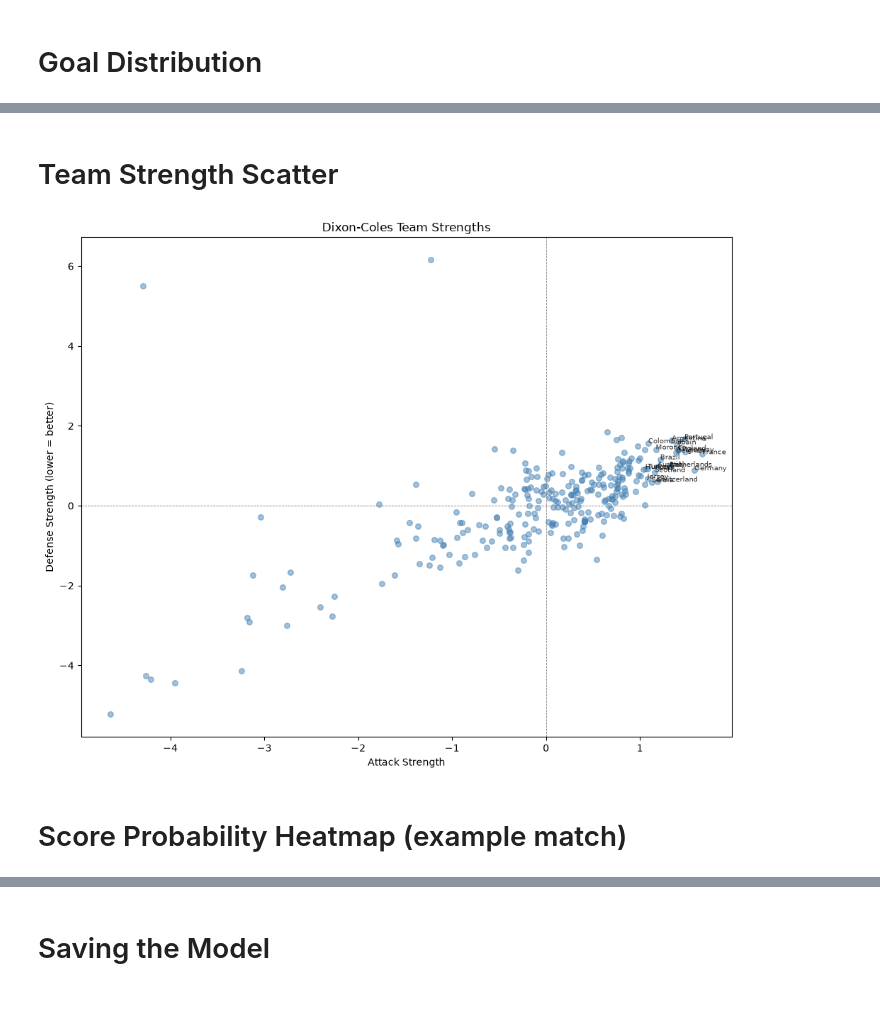
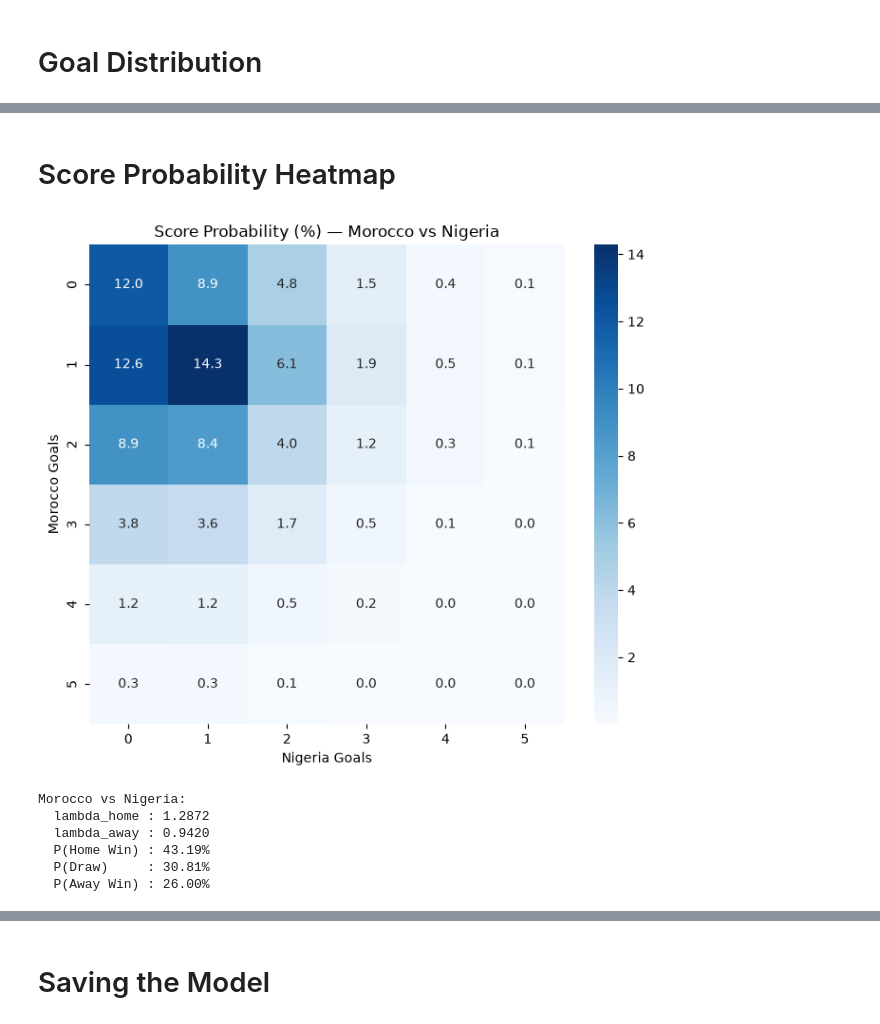
Before and after one commit to samithcsachi/World-Cup-Intelligence-Platform-2026, a Jupyter notebook: notebooks/05_dixon_coles.ipynb, the cells around one changed output, grey strips where cells are left out. Saved outputs shown, nothing was run; the diff lists cells and outputs as text; code cells hidden in the pictures.

```diff
--- a/notebooks/05_dixon_coles.ipynb
+++ b/notebooks/05_dixon_coles.ipynb
@@ -677,23 +589,46 @@ plt.show()
 # %% [markdown]
-# Team Strength Scatter
+# Score Probability Heatmap
 # %%
-fig, ax = plt.subplots(figsize=(10, 8))
+example_home = 'Morocco'
+example_away = 'Nigeria'
 
-ax.scatter(df_strength['attack'], df_strength['defense'],
-           alpha=0.5, color='steelblue', s=30)
+# Get features for this match from valid_preds
+ex_row = valid_preds[
+    (valid_preds['home_team'] == example_home) &
+    (valid_preds['away_team'] == example_away)
+]
 
-for _, row in df_strength.head(20).iterrows():
-    ax.annotate(row['team'], (row['attack'], row['defense']), fontsize=7, alpha=0.8)
+if len(ex_row) > 0:
+    lh = ex_row.iloc[0]['pred_home_goals']
+    la = ex_row.iloc[0]['pred_away_goals']
+    ex = predict_dc(lh, la)
 
-ax.axhline(0, color='gray', linewidth=0.6, linestyle='--')
-ax.axvline(0, color='gray', linewidth=0.6, linestyle='--')
-ax.set_xlabel('Attack Strength')
-ax.set_ylabel('Defense Strength (lower = better)')
-ax.set_title('Dixon-Coles Team Strengths')
-plt.tight_layout()
-plt.savefig(f'{FIGURE_DIR}/dc_team_strengths.png', dpi=150)
-plt.show()
+    fig, ax = plt.subplots(figsize=(7, 6))
+    sns.heatmap(
+        ex['score_matrix'][:6, :6] * 100,
+        annot=True, fmt='.1f', cmap='Blues',
+        xticklabels=range(6), yticklabels=range(6), ax=ax
+    )
+    ax.set_xlabel(f'{example_away} Goals')
+    ax.set_ylabel(f'{example_home} Goals')
+    ax.set_title(f'Score Probability (%) — {example_home} vs {example_away}')
+    plt.tight_layout()
+    plt.savefig(f'{FIGURE_DIR}/dc_score_heatmap.png', dpi=150)
+    plt.show()
+
+    print(f"\n{example_home} vs {example_away}:")
+    print(f"  lambda_home : {lh:.4f}")
+    print(f"  lambda_away : {la:.4f}")
+    print(f"  P(Home Win) : {ex['prob_home_win']:.2%}")
+    print(f"  P(Draw)     : {ex['prob_draw']:.2%}")
+    print(f"  P(Away Win) : {ex['prob_away_win']:.2%}")
+else:
+    print(f"{example_home} vs {example_away} not found in validation set — pick another example.")
 # %% [output]
-[figure, old version]
+[figure, new version]
+Morocco vs Nigeria:
+  lambda_home : 1.2872
+  lambda_away : 0.9420
+  P(Home Win) : 43.19%
+  P(Draw)     : 30.81%
+  P(Away Win) : 26.00%
-# %% [markdown]
-#  Score Probability Heatmap (example match)
```
Also changed, not shown: parts of 29 cells of this notebook.
